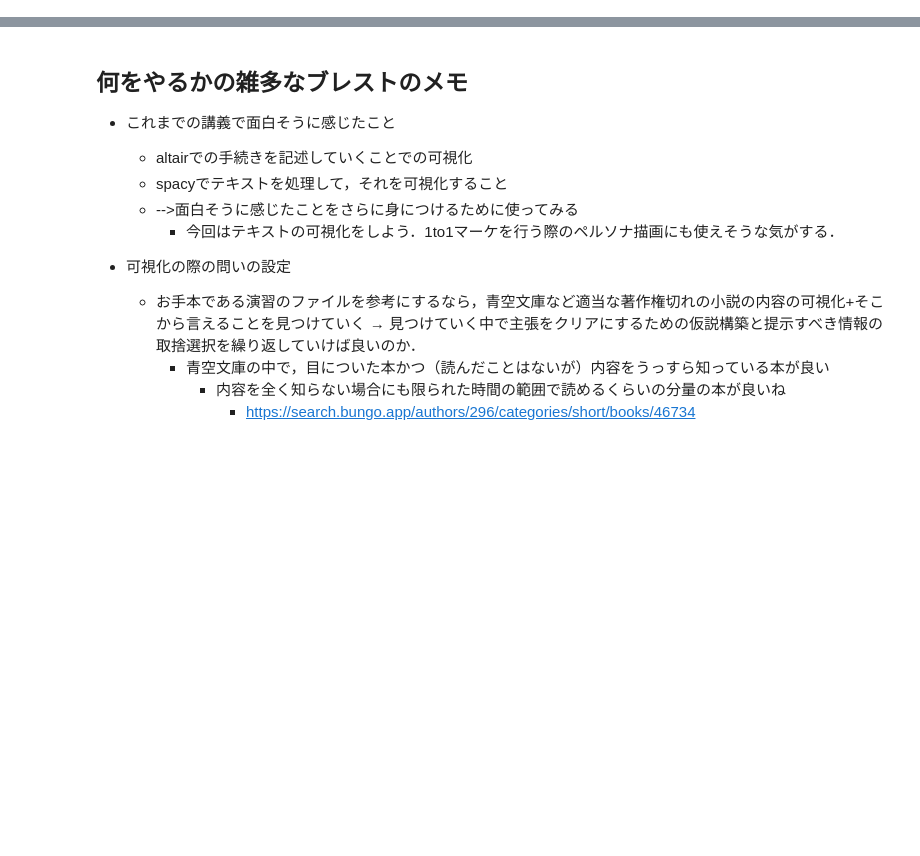
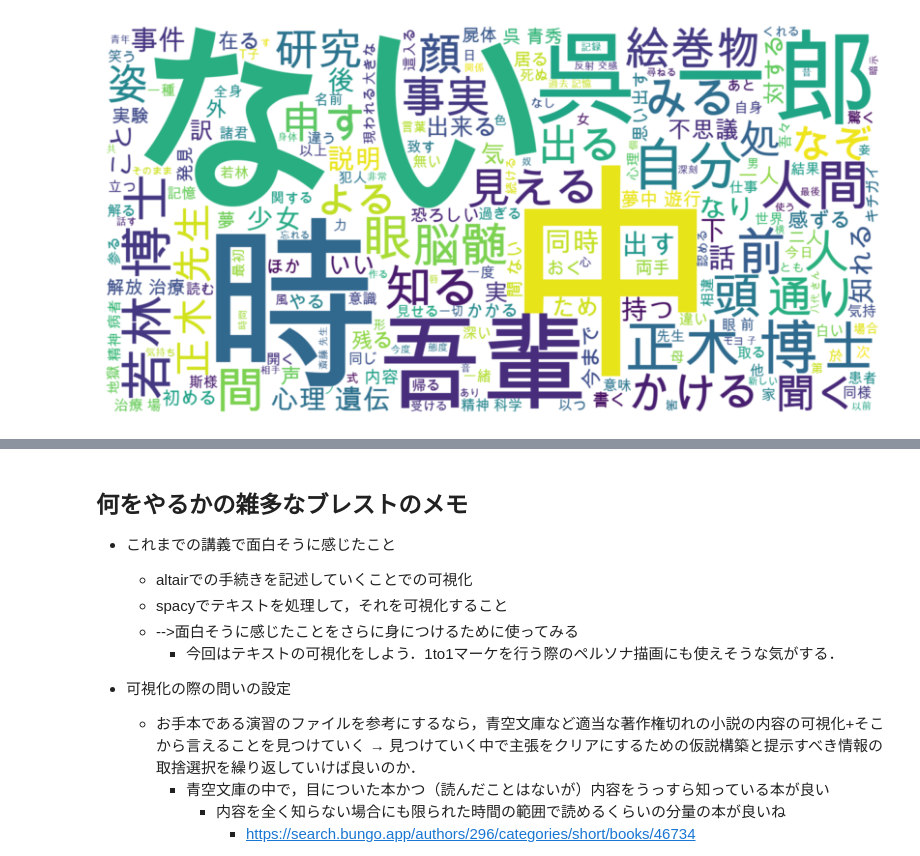
Before and after one commit to masamichiIto/infovis-notebooks-2024A1A2masaito, a Jupyter notebook: final_project_masamichiIto/project_masamichi.ipynb, the cells around one changed output, grey strips where cells are left out. Drawn from its saved outputs; the diff is of its cells as text; code cells hidden in the pictures; blank space fills up the shorter version.

```diff
--- a/final_project_masamichiIto/project_masamichi.ipynb
+++ b/final_project_masamichiIto/project_masamichi.ipynb
@@ -4,0 +92,7 @@ import spacy
+# %%
+# ファイルを読み込み、テキストを一行ずつ解析
+all_tokens = [] # のちに分析対象となる単語たち
+with open(input_fn, "r") as f:
+    for line in f:
+        tokens = [token for token in nlp(line)]
+        all_tokens.extend(tokens)
@@ -4,0 +271,38 @@ import spacy
+# %%
+# 準備
+# 日本語フォントのダウンロード（Linuxのみ-->macだから大丈夫だと思うが一応）
+
+if sys.platform == "linux":
+    !sudo apt update
+    !sudo apt install fonts-ipaexfont
+
+if sys.platform == "darwin":
+    fpath = "/Library/Fonts/Arial Unicode.ttf"
+else:
+    fpath = "/usr/share/fonts/opentype/ipaexfont-gothic/ipaexg.ttf"
+# %%
+include_pos = ("NOUN", "VERB", "ADJ", "PROPN")
+stopwords = ("いる", "ある", "する", "なる", "いう", "来る", "見る", "御座る", "おる", "思う", "行く", "云う", "考える", "しまう", "得る", "わかる", #動詞のstopwords
+             "事", "もの", "お", "よう", "つ", "ところ", "上", "御", "方", "うち", "まま", "者", "年", "手", "今", "大" ,"等" #名詞のstopwords
+             )
+
+words = [token.lemma_ for token in all_tokens if token.pos_ in include_pos and token.lemma_ not in stopwords]
+
+import matplotlib.pyplot as plt
+from wordcloud import WordCloud
+
+# ワードクラウドの表示設定と作成
+wordcloud = WordCloud(
+    width=1600, height=800,
+    background_color="white", font_path=fpath
+).generate(' '.join(words))
+
+# プロット
+plt.figure(figsize=(8, 4))
+plt.imshow(wordcloud, interpolation="bilinear")
+plt.axis("off")
+plt.tight_layout(pad=0)
+plt.savefig("wordcloud_assignment1.png", dpi=300)
+plt.show()
+# %% [output]
+[figure, added]
```
Also changed, not shown: parts of 13 cells of this notebook, 19 other files.
